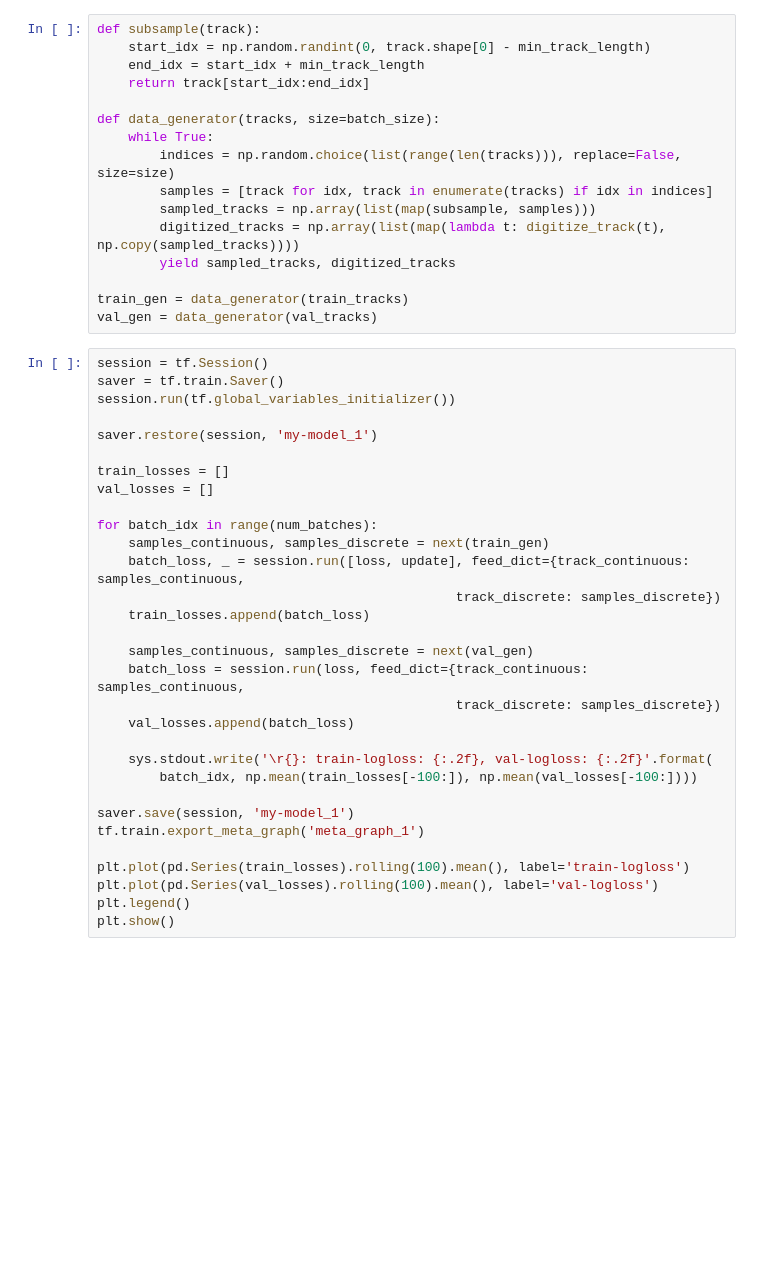
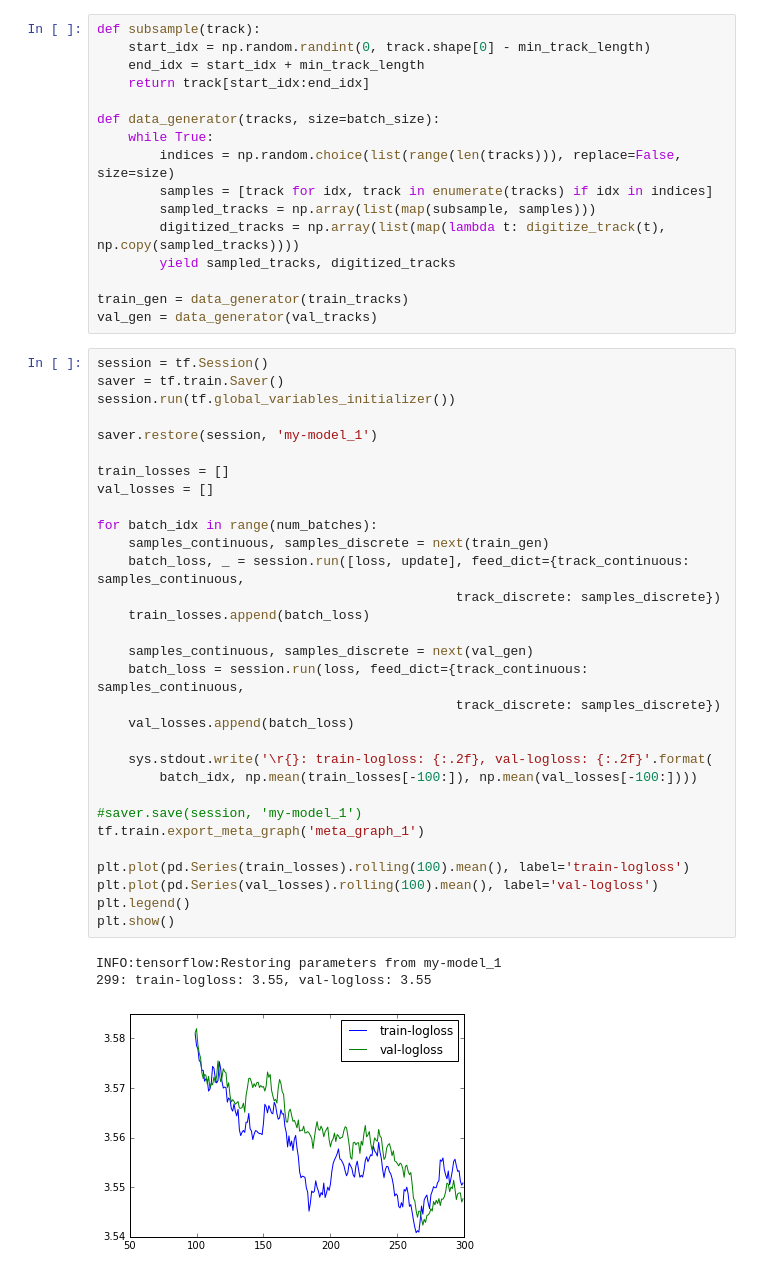
Before and after one commit to Stefaanhess/DataScience, a Jupyter notebook: Eyjolf_as_Notebook.ipynb, the cells around one changed output. Drawn from its saved outputs; the diff is of its cells as text; blank space fills up the shorter version.

```diff
--- a/Eyjolf_as_Notebook.ipynb
+++ b/Eyjolf_as_Notebook.ipynb
@@ -133,34 +137,38 @@ val_gen = data_generator(val_tracks)
 # %%
 session = tf.Session()
 saver = tf.train.Saver()
 session.run(tf.global_variables_initializer())
 
 saver.restore(session, 'my-model_1')
 
 train_losses = []
 val_losses = []
 
 for batch_idx in range(num_batches):
     samples_continuous, samples_discrete = next(train_gen)
     batch_loss, _ = session.run([loss, update], feed_dict={track_continuous: samples_continuous,
                                               track_discrete: samples_discrete})
     train_losses.append(batch_loss)
 
     samples_continuous, samples_discrete = next(val_gen)
     batch_loss = session.run(loss, feed_dict={track_continuous: samples_continuous,
                                               track_discrete: samples_discrete})
     val_losses.append(batch_loss)
 
     sys.stdout.write('\r{}: train-logloss: {:.2f}, val-logloss: {:.2f}'.format(
         batch_idx, np.mean(train_losses[-100:]), np.mean(val_losses[-100:])))
 
-saver.save(session, 'my-model_1')
+#saver.save(session, 'my-model_1')
 tf.train.export_meta_graph('meta_graph_1')
 
 plt.plot(pd.Series(train_losses).rolling(100).mean(), label='train-logloss')
 plt.plot(pd.Series(val_losses).rolling(100).mean(), label='val-logloss')
 plt.legend()
 plt.show()
+# %% [output]
+INFO:tensorflow:Restoring parameters from my-model_1
+299: train-logloss: 3.55, val-logloss: 3.55
+[figure, added]
 # %%
 val_gen = data_generator(val_tracks, size=16)
 samples_continuous, _ = next(val_gen)
```
Also changed, not shown: parts of 3 cells of this notebook, 50 other files.
